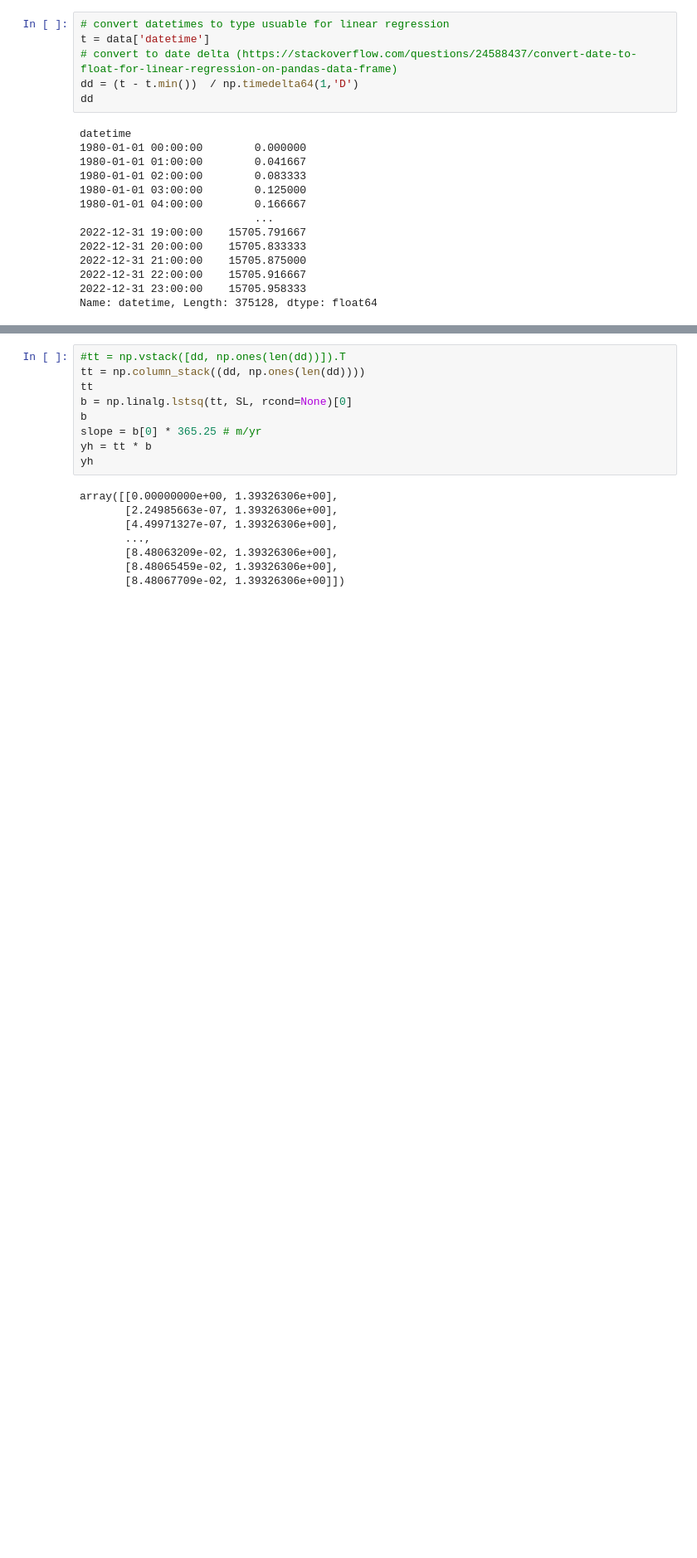
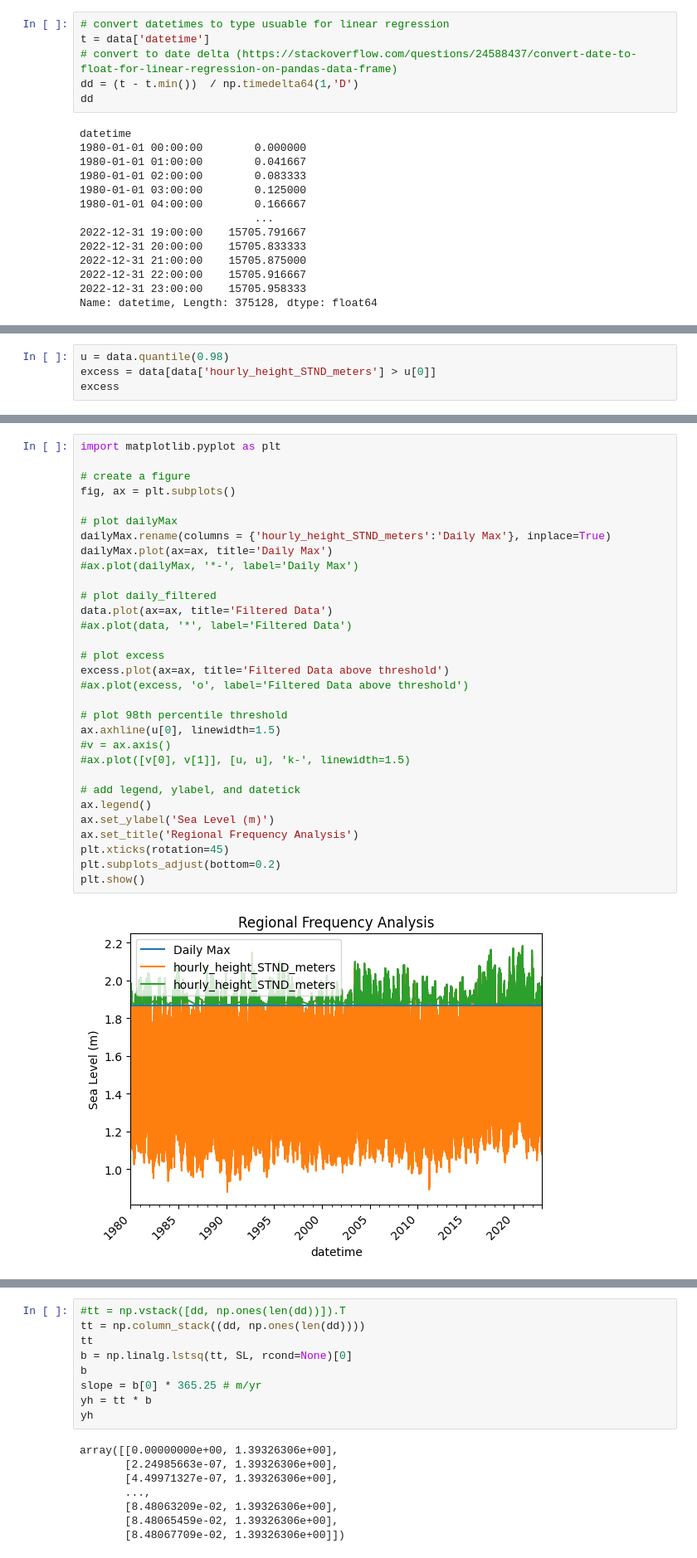
Before and after one commit to asascience/ncdis, a Jupyter notebook: dataprep/dataprep.ipynb, the cells around one changed output, grey strips where cells are left out. Shown at 83% size. Saved outputs shown, nothing was run; the diff lists cells and outputs as text; blank space fills up the shorter version.

```diff
--- a/dataprep/dataprep.ipynb
+++ b/dataprep/dataprep.ipynb
@@ -86,0 +113,4 @@ data.resample('D').max()
+# %%
+u = data.quantile(0.98)
+excess = data[data['hourly_height_STND_meters'] > u[0]]
+excess
@@ -86,0 +144,33 @@ data.resample('D').max()
+# %%
+import matplotlib.pyplot as plt
+
+# create a figure
+fig, ax = plt.subplots()
+
+# plot dailyMax
+dailyMax.rename(columns = {'hourly_height_STND_meters':'Daily Max'}, inplace=True)
+dailyMax.plot(ax=ax, title='Daily Max')
+#ax.plot(dailyMax, '*-', label='Daily Max')
+
+# plot daily_filtered
+data.plot(ax=ax, title='Filtered Data')
+#ax.plot(data, '*', label='Filtered Data')
+
+# plot excess
+excess.plot(ax=ax, title='Filtered Data above threshold')
+#ax.plot(excess, 'o', label='Filtered Data above threshold')
+
+# plot 98th percentile threshold
+ax.axhline(u[0], linewidth=1.5)
+#v = ax.axis()
+#ax.plot([v[0], v[1]], [u, u], 'k-', linewidth=1.5)
+
+# add legend, ylabel, and datetick
+ax.legend()
+ax.set_ylabel('Sea Level (m)')
+ax.set_title('Regional Frequency Analysis')
+plt.xticks(rotation=45)
+plt.subplots_adjust(bottom=0.2)
+plt.show()
+# %% [output]
+[figure, added]
```
Also changed, not shown: parts of 11 cells of this notebook, 1 other file.
